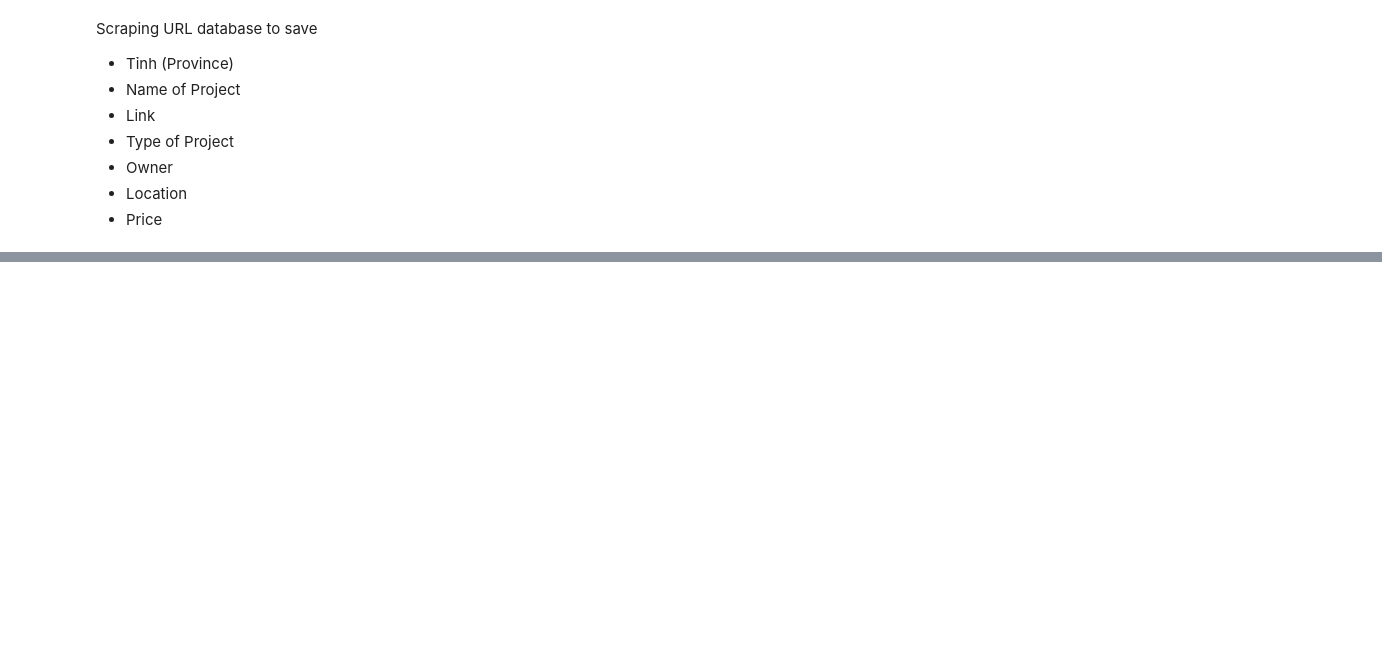
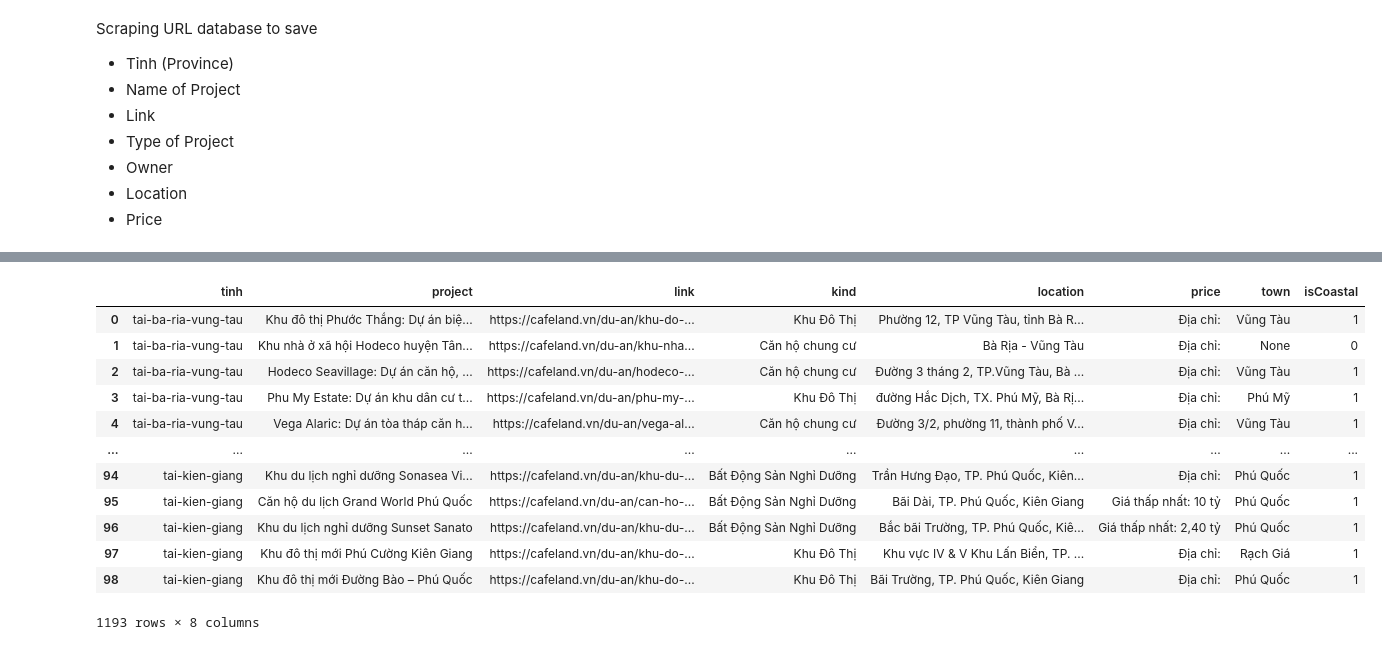
Before and after one commit to nhanphan0411/vinaParadise, a Jupyter notebook: main.ipynb, the cells around one changed output, grey strips where cells are left out. Saved outputs shown, nothing was run; the diff lists cells and outputs as text; code cells hidden in the pictures; blank space fills up the shorter version.

```diff
--- a/main.ipynb
+++ b/main.ipynb
@@ -250,0 +333,4 @@ all_cards[0].find("div", {"class":"titleProjectSeo"}).text.strip().strip("")
+# %%
+# Assumption: The last part of the adress is the province, the second is the town.
+cfland['town'] = cfland['location'].apply(get_town)
+cfland
@@ -250,0 +351,9 @@ all_cards[0].find("div", {"class":"titleProjectSeo"}).text.strip().strip("")
+# %%
+cfland['town'] = cfland['town'].str.replace("TP. ", "")
+cfland['town'] = cfland['town'].str.replace("TX. ", "")
+cfland['town'] = cfland['town'].str.replace("TP.", "")
+cfland['town'] = cfland['town'].str.replace("TX.", "")
+cfland['town'] = cfland['town'].str.replace("huyện ", "")
+cfland['town'] = cfland['town'].str.replace("Huyện ", "")
+cfland['town'] = cfland['town'].str.replace("Quận ", "")
+cfland['town'] = cfland['town'].str.replace("Phan Rang - Tháp Chàm", "Phan Rang – Tháp Chàm")
@@ -250,0 +397,3 @@ all_cards[0].find("div", {"class":"titleProjectSeo"}).text.strip().strip("")
+# %%
+coastTowns = df['huyen'].unique()
+coastTowns
@@ -250,0 +418,24 @@ all_cards[0].find("div", {"class":"titleProjectSeo"}).text.strip().strip("")
+# %%
+def checkCoast(town):
+    if town in coastTowns:
+        return 1
+    else:
+        return 0
+
+cfland['isCoastal'] = cfland['town'].apply(checkCoast)
+# %%
+cfland
+# %% [output]
+|  | tinh | project | link | kind | location | price | town | isCoastal |
+| 0 | tai-ba-ria-vung-tau | Khu đô thị Phước Thắng: Dự án biệ... | https://cafeland.vn/du-an/khu-do-... | Khu Đô Thị | Phường 12, TP Vũng Tàu, tỉnh Bà R... | Địa chỉ: | Vũng Tàu | 1 |
+| 1 | tai-ba-ria-vung-tau | Khu nhà ở xã hội Hodeco huyện Tân... | https://cafeland.vn/du-an/khu-nha... | Căn hộ chung cư | Bà Rịa - Vũng Tàu | Địa chỉ: | None | 0 |
+| 2 | tai-ba-ria-vung-tau | Hodeco Seavillage: Dự án căn hộ, ... | https://cafeland.vn/du-an/hodeco-... | Căn hộ chung cư | Đường 3 tháng 2, TP.Vũng Tàu, Bà ... | Địa chỉ: | Vũng Tàu | 1 |
+| 3 | tai-ba-ria-vung-tau | Phu My Estate: Dự án khu dân cư t... | https://cafeland.vn/du-an/phu-my-... | Khu Đô Thị | đường Hắc Dịch, TX. Phú Mỹ, Bà Rị... | Địa chỉ: | Phú Mỹ | 1 |
+| 4 | tai-ba-ria-vung-tau | Vega Alaric: Dự án tòa tháp căn h... | https://cafeland.vn/du-an/vega-al... | Căn hộ chung cư | Đường 3/2, phường 11, thành phố V... | Địa chỉ: | Vũng Tàu | 1 |
+| ... | ... | ... | ... | ... | ... | ... | ... | ... |
+| 94 | tai-kien-giang | Khu du lịch nghỉ dưỡng Sonasea Vi... | https://cafeland.vn/du-an/khu-du-... | Bất Động Sản Nghỉ Dưỡng | Trần Hưng Đạo, TP. Phú Quốc, Kiên... | Địa chỉ: | Phú Quốc | 1 |
+| 95 | tai-kien-giang | Căn hộ du lịch Grand World Phú Quốc | https://cafeland.vn/du-an/can-ho-... | Bất Động Sản Nghỉ Dưỡng | Bãi Dài, TP. Phú Quốc, Kiên Giang | Giá thấp nhất: 10 tỷ | Phú Quốc | 1 |
+| 96 | tai-kien-giang | Khu du lịch nghỉ dưỡng Sunset Sanato | https://cafeland.vn/du-an/khu-du-... | Bất Động Sản Nghỉ Dưỡng | Bắc bãi Trường, TP. Phú Quốc, Kiê... | Giá thấp nhất: 2,40 tỷ | Phú Quốc | 1 |
+| 97 | tai-kien-giang | Khu đô thị mới Phú Cường Kiên Giang | https://cafeland.vn/du-an/khu-do-... | Khu Đô Thị | Khu vực IV & V Khu Lấn Biển, TP. ... | Địa chỉ: | Rạch Giá | 1 |
+| 98 | tai-kien-giang | Khu đô thị mới Đường Bào – Phú Quốc | https://cafeland.vn/du-an/khu-do-... | Khu Đô Thị | Bãi Trường, TP. Phú Quốc, Kiên Giang | Địa chỉ: | Phú Quốc | 1 |
+1193 rows × 8 columns
```
Also changed, not shown: parts of 90 cells of this notebook, 11 other files.
